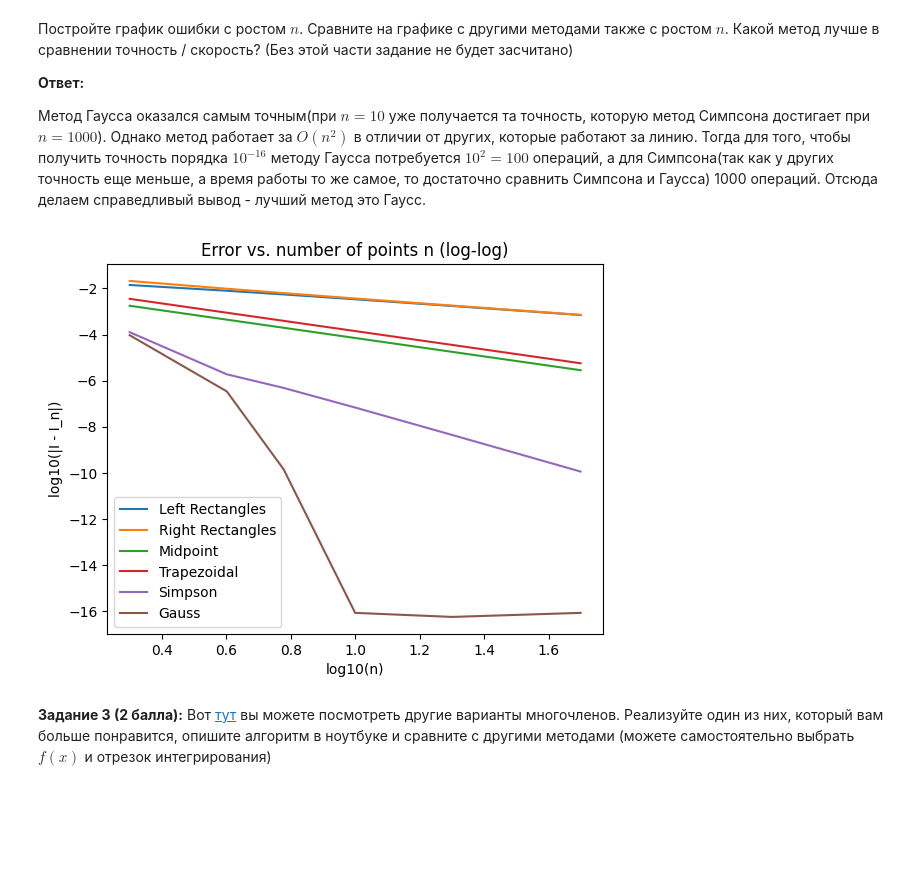
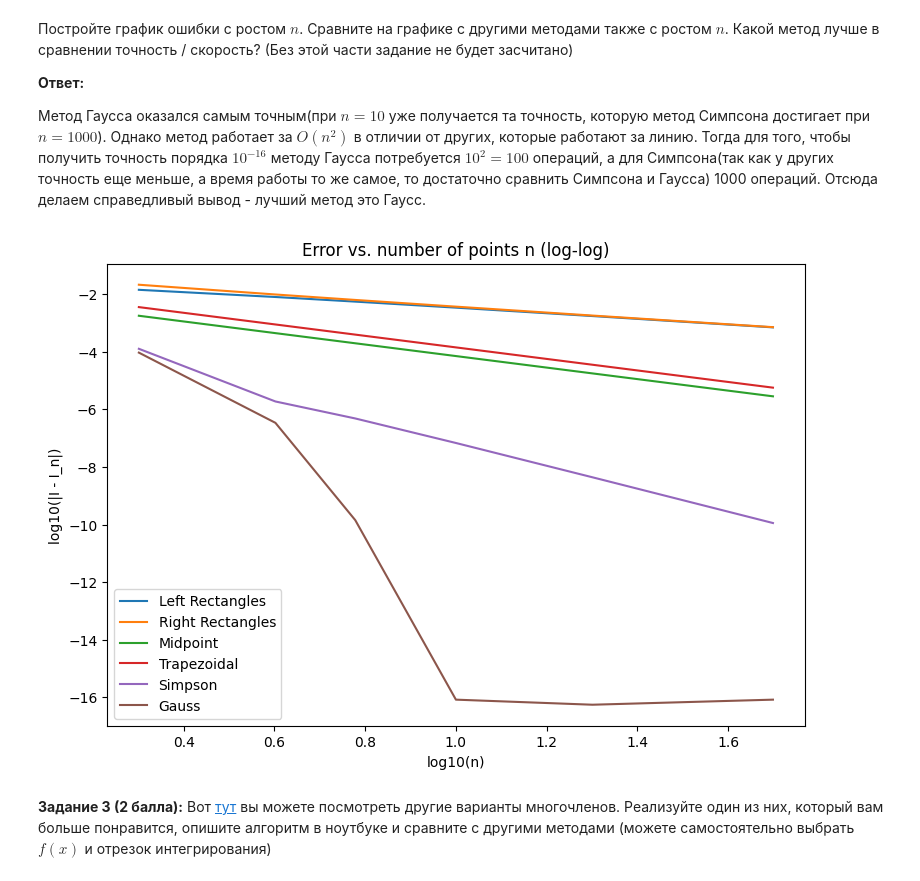
Before and after one commit to wqrxssq/labs, a Jupyter notebook: src/Mathematical_analysis/practice-02.ipynb, the cells around one changed output. Cells and saved outputs as stored; diff of their text form; code cells hidden in the pictures; blank space fills up the shorter version.

```diff
--- a/src/Mathematical_analysis/practice-02.ipynb
+++ b/src/Mathematical_analysis/practice-02.ipynb
@@ -548,31 +547,31 @@ test_problem_2()
 # %%
 exact_val = np.pi * np.pi / 48 # теоретически посчитанное из БДЗ
 n_values = [2, 4, 6, 10, 20, 50]
 methods = {
     'Left Rectangles': left_rectangle_rule,
     'Right Rectangles': right_rectangle_rule,
     'Midpoint': midpoint_rule,
     'Trapezoidal': trapezoidal_rule,
     'Simpson': simpson_rule,
     'Gauss': gauss_quadrature
 }
 
 errors = {name: [] for name in methods}
 for n in n_values:
     for name, method in methods.items():
         approx = method(f, segment, n)
         errors[name].append(abs(exact_val - approx))
 
-plt.figure()
+plt.figure(figsize = (9, 6))
 for name, errs in errors.items():
     plt.plot(np.log10(n_values), np.log10(errs), label=name)
 plt.xlabel('log10(n)')
 plt.ylabel('log10(|I - I_n|)')
 plt.title('Error vs. number of points n (log-log)')
 plt.legend()
 plt.show()
 # %% [output]
-[figure, old version]
+[figure, new version]
 # %% [markdown]
 **Задание 3 (2 балла):** Вот [тут](https://en.wikipedia.org/wiki/Gaussian_quadrature#Other_forms) вы можете посмотреть другие варианты многочленов. Реализуйте один из них, который вам больше понравится, опишите алгоритм в ноутбуке и сравните с другими методами (можете самостоятельно выбрать $f(x)$ и отрезок интегрирования)
 # %% [markdown]
```
Also changed, not shown: parts of 17 cells of this notebook.
